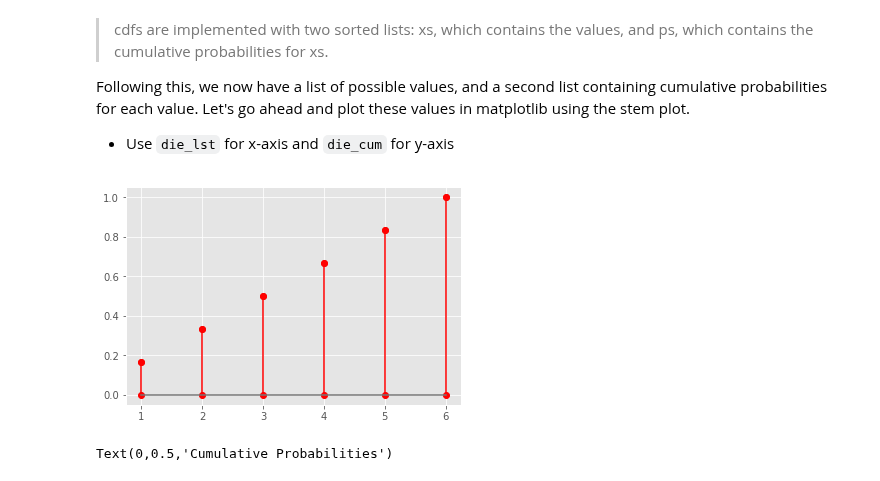
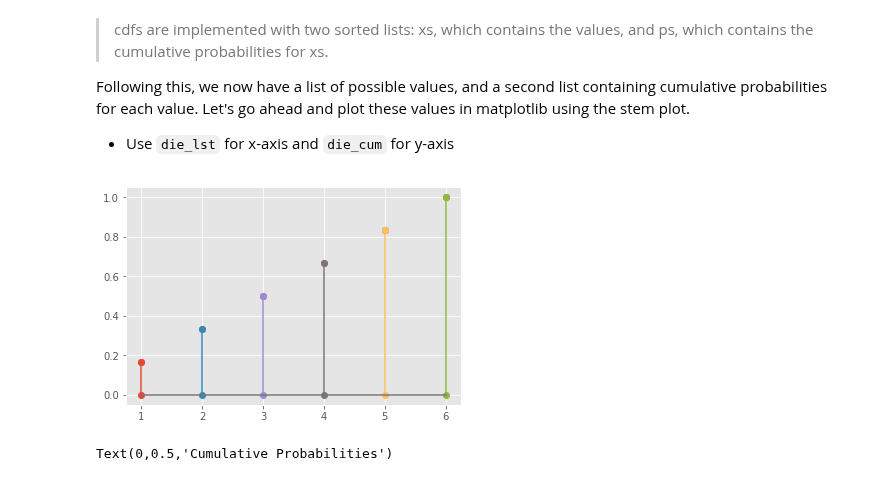
Before and after one commit to jnawjux/dsc-0-09-09-distributions-cdf-lab-seattle-ds-career-040119, a Jupyter notebook: index.ipynb, the cells around one changed output. Cells and saved outputs as stored; diff of their text form; code cells hidden in the pictures.

```diff
--- a/index.ipynb
+++ b/index.ipynb
@@ -61,12 +61,13 @@ Following this, we now have a list of possible values, and a second list contain
 # %%
 import matplotlib.pyplot as plt
 %matplotlib inline
 plt.style.use('ggplot')
 
-plt.stem(die_lst, die_cum, "ro-")
+plt.stem(die_lst, die_cum, linefmt="o-")
+
 plt.show()
 # %% [output]
-[figure, old version]
+[figure, new version]
 # %%
 # %% [output]
 Text(0,0.5,'Cumulative Probabilities')
```
